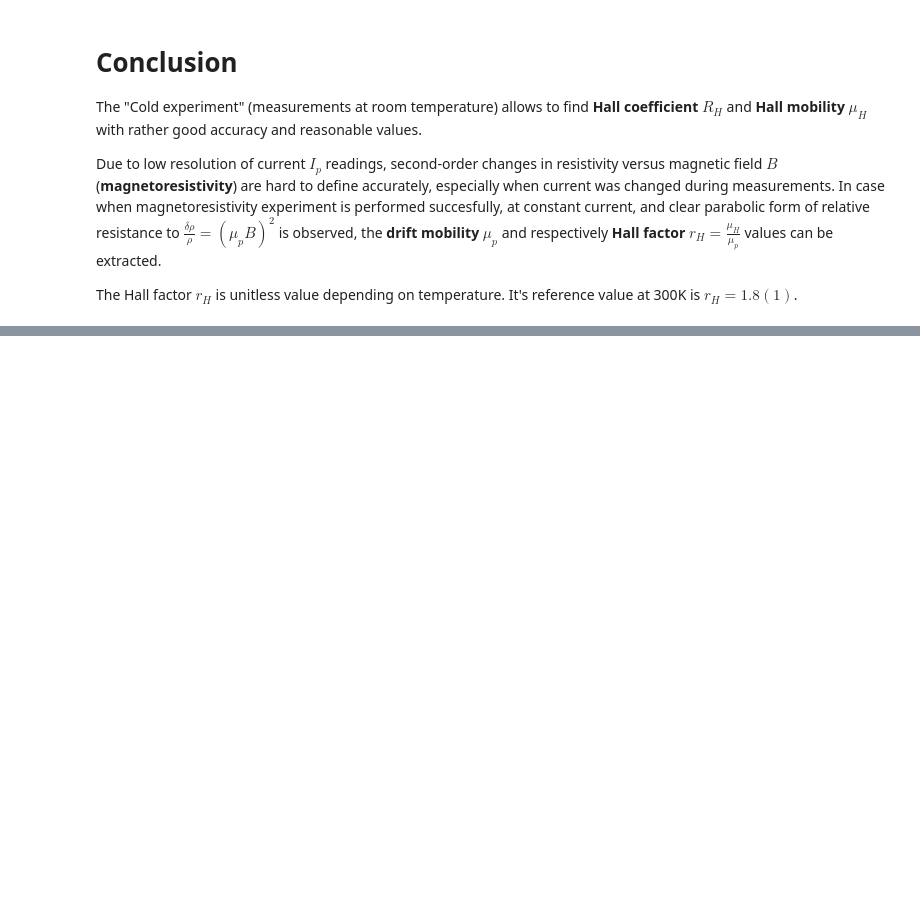
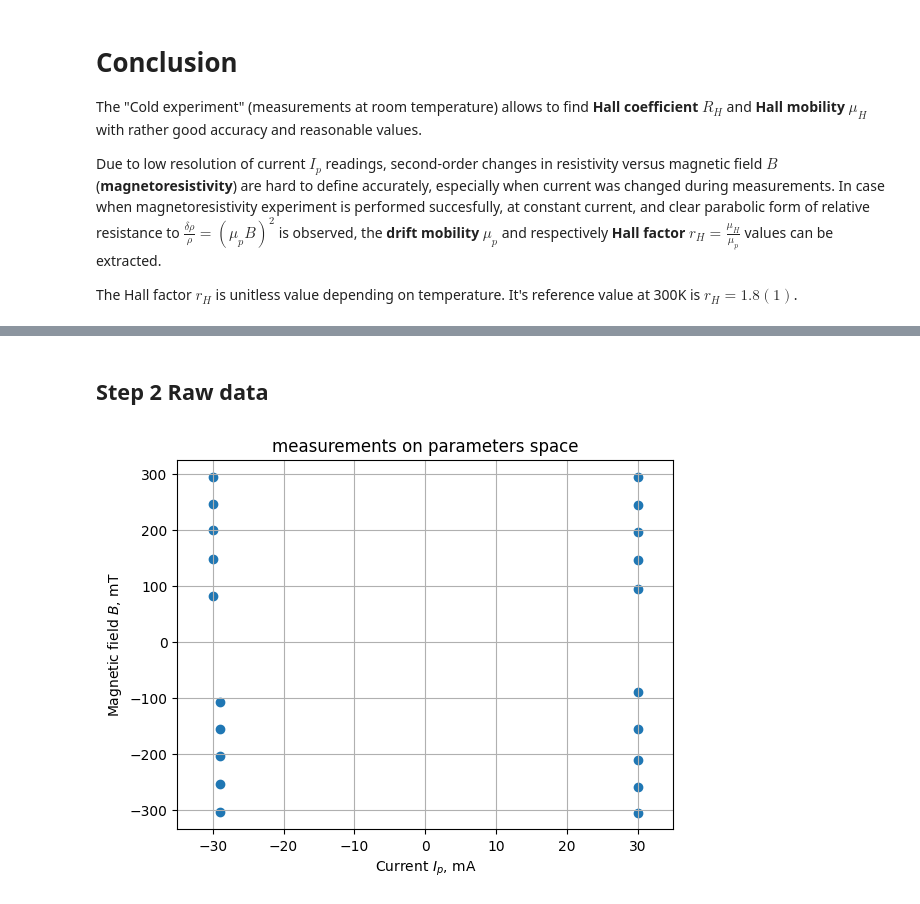
Before and after one commit to evgeny-kolonsky/Lab4, a Jupyter notebook: Hall/Hall_cold_measurements.ipynb, the cells around one changed output, grey strips where cells are left out. Saved outputs shown, nothing was run; the diff lists cells and outputs as text; code cells hidden in the pictures; blank space fills up the shorter version.

```diff
--- a/Hall/Hall_cold_measurements.ipynb
+++ b/Hall/Hall_cold_measurements.ipynb
@@ -316,0 +378,49 @@ The Hall factor $r_H$ is unitless value depending on temperature. It's reference
+# %% [markdown]
+## Step 2 Raw data
+# %%
+data = '''
+# Ip mA, Up mV, UH mV, B mT
+-29 -1277 -74.32 -299
+-29 -1264 -63.74 -248
+-29 -1253 -53.19 -198
+-29 -1246 -43.38 -150
+-29 -1242 -33.59 -102
+-30 -1289 7.35 88
+-30 -1288 21.15 154
+-30 -1289 31.86 205
+-30 -1291 41.69 252
+-30 -1293 51.72 301
+30 1167 -39.68 301
+30 1161 -30.49 251
+30 1154 -21.22 202
+30 1149 -11.51 151
+30 1145 -1.93 100
+30 1144 33.53 -85
+30 1146 45.86 -151
+30 1148 55.86 -205
+30 1153 65.01 -254
+30 1156  73.30 -300
+'''
+Ip, Up, Uh, B = np.genfromtxt(data.splitlines()).T
+Ip *= 1e-3
+Up *= 1e-3
+Uh *= 1e-3
+B -= 5
+B  *= 1e-3
+
+# uncertaities
+Ip_err = 1e-3 #mA
+Ip_rel = Ip_err / Ip
+U_err = 1e3 #mV
+Uh_rel = U_err / Up
+B_err = 5e-3 # let's assume error in B is 5 mT
+B_rel = B_err / B
+
+plt.scatter(Ip*1e3, B*1e3)
+plt.xlabel(r'Current $I_p$, mA')
+plt.ylabel(r'Magnetic field $B$, mT')
+plt.title('measurements on parameters space')
+plt.xlim(-35, 35)
+plt.grid()
+# %% [output]
+[figure, added]
```
Also changed, not shown: parts of 15 cells of this notebook.
